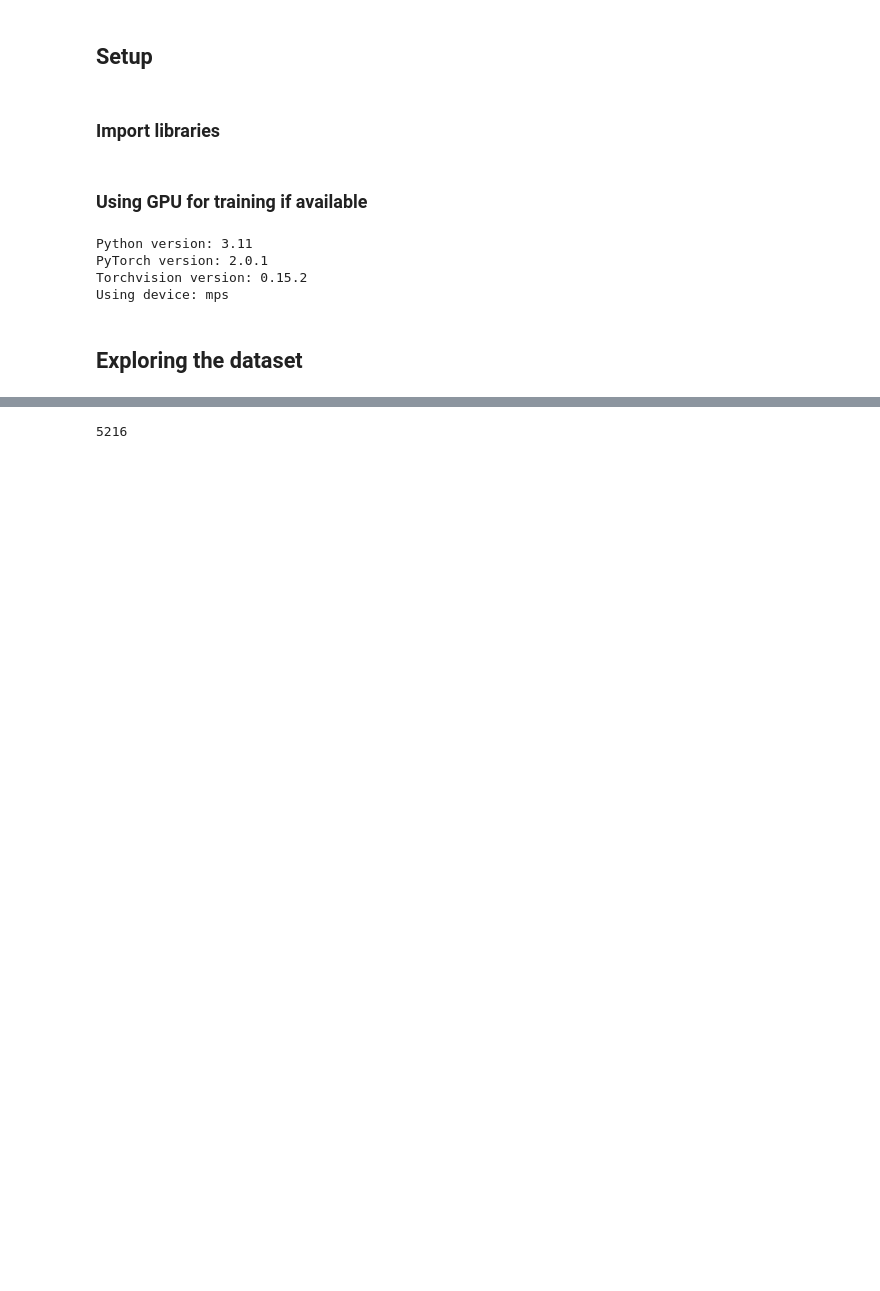
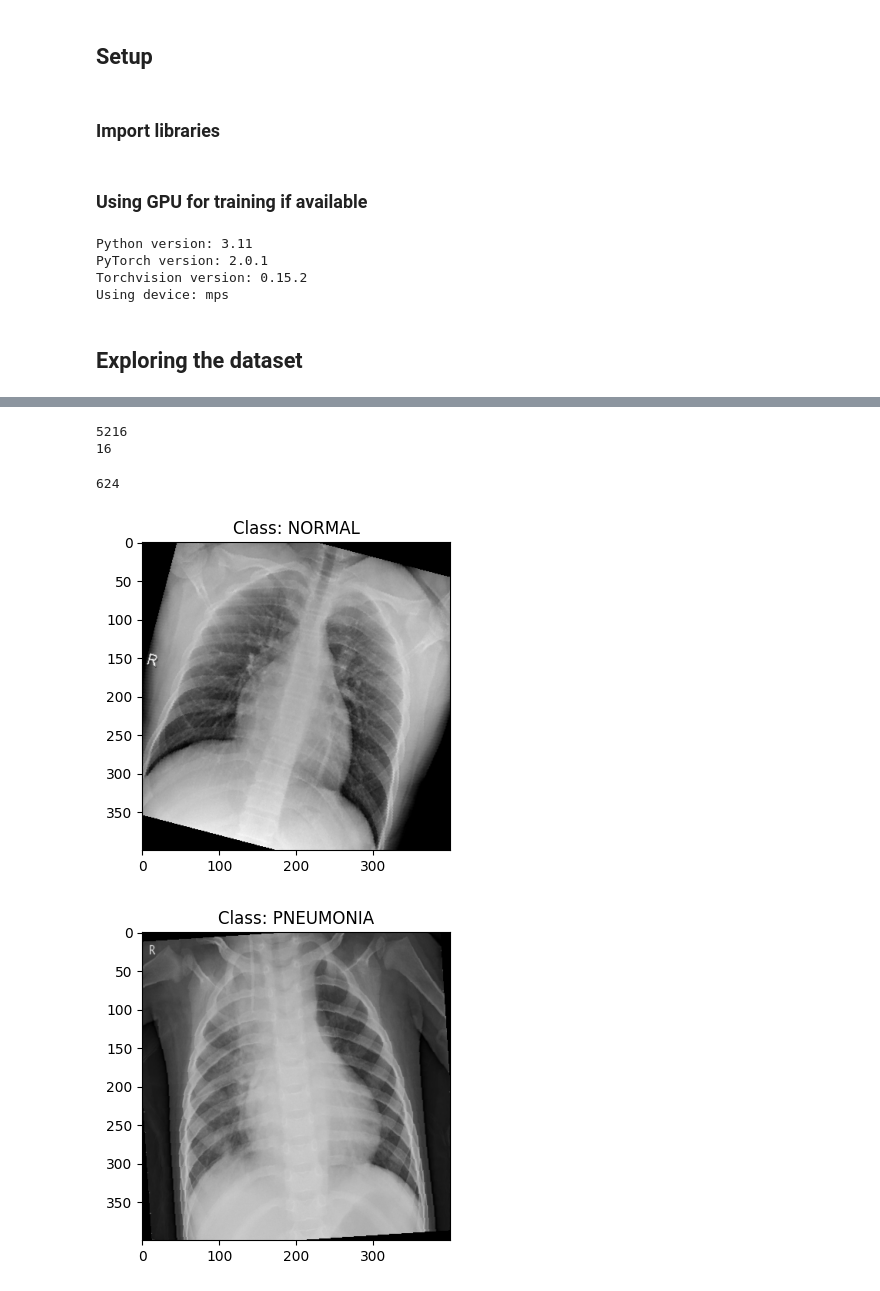
Before and after one commit to viktorparipas92/D7047E-advanced-deep-learning, a Jupyter notebook: project/project.ipynb, the cells around one changed output, grey strips where cells are left out. Cells and saved outputs as stored; diff of their text form; code cells hidden in the pictures; blank space fills up the shorter version.

Commit message:
Load data and plot one image of each label

```diff
--- a/project/project.ipynb
+++ b/project/project.ipynb
@@ -41,0 +94,3 @@ Using device: mps
+# %%
+IMAGE_SIZE = 400
+ROTATION_DEGREE = 20
@@ -42,15 +109,48 @@ Using device: mps
 # %%
 # Dataset root URL
 # https://ltu.app.box.com/s/ywboito9frcx5w4c4mzrrrl4qf2rh9u3/'
-ROOT_FOLDER = 'dataset/'
-TRAINING_FOLDER = f'{ROOT_FOLDER}train/'
-VALIDATION_FOLDER = f'{ROOT_FOLDER}val/'
-TEST_FOLDER = f'{ROOT_FOLDER}test/'
 
-training_dataset = ImageFolder(root=TRAINING_FOLDER)
-validation_dataset = ImageFolder(root=VALIDATION_FOLDER)
-test_dataset = ImageFolder(root=TEST_FOLDER)
+training_dataset = ImageFolder(
+    root=TRAINING_FOLDER, transform=training_transforms
+)
+validation_dataset = ImageFolder(
+    root=VALIDATION_FOLDER, transform=transforms.Compose(shared_transforms))
+test_dataset = ImageFolder(
+    root=TEST_FOLDER, transform=transforms.Compose(shared_transforms))
-# %%
-len(training_dataset)
-# %% [output]
-5216
+# %%
+print(len(training_dataset))
+print(len(validation_dataset))
+len(test_dataset)
+# %% [output]
+5216
+16
+624
+# %%
+BATCH_SIZE = 50
+# %%
+training_loader = DataLoader(
+    training_dataset, batch_size=BATCH_SIZE, shuffle=True
+)
+validation_loader = DataLoader(
+    validation_dataset, batch_size=BATCH_SIZE, shuffle=True
+)
+test_loader = DataLoader(
+    test_dataset, batch_size=BATCH_SIZE, shuffle=True
+)
+# %%
+classes = test_dataset.classes
+
+class_id = 0
+while class_id < len(classes):
+    for images, labels in training_loader:
+        for image, label in zip(images, labels):
+            if class_id == label:
+                plt.figure(figsize=(8, 4))
+                plt.title(f'Class: {classes[class_id]}')
+                plt.imshow(image.permute(1, 2, 0))
+                plt.show()
+
+                class_id += 1
+# %% [output]
+[figure, added]
+[figure, added]
```
Also changed, not shown: parts of 7 cells of this notebook, 2 other files.
